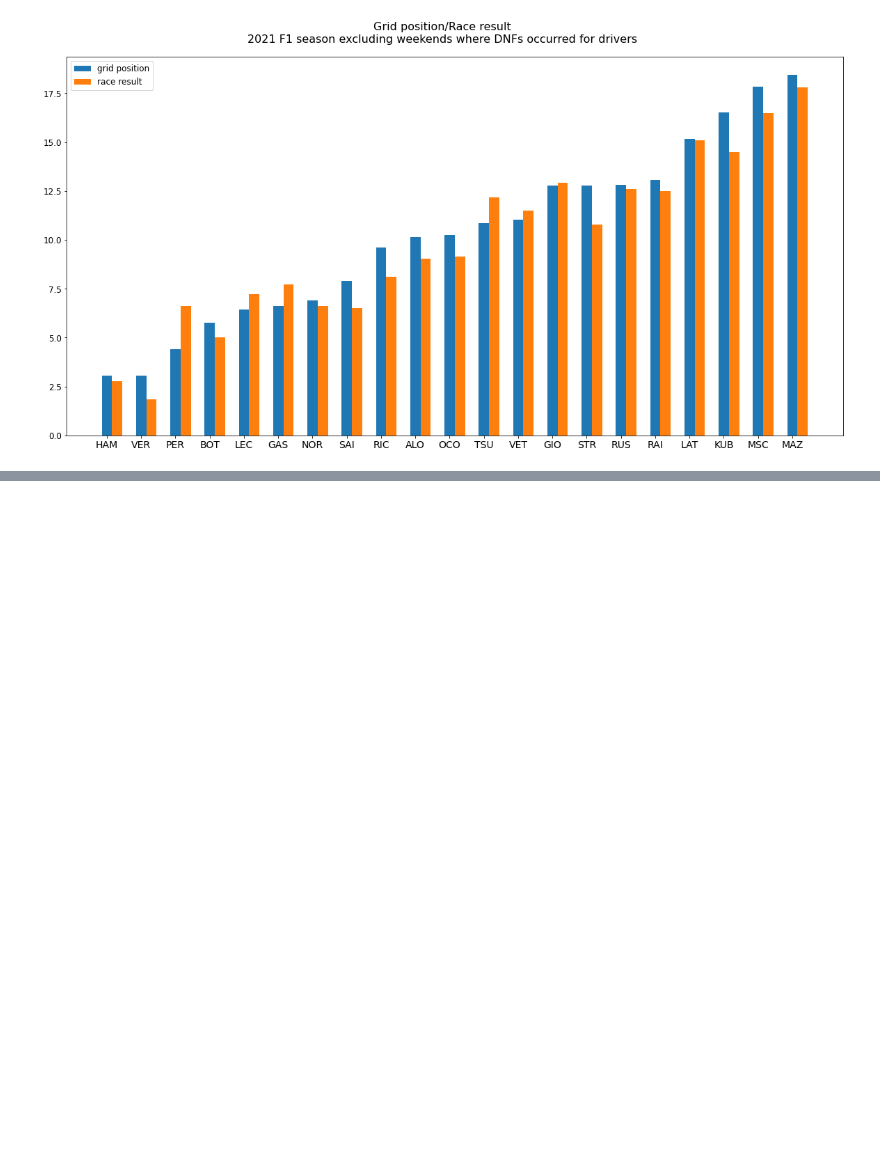
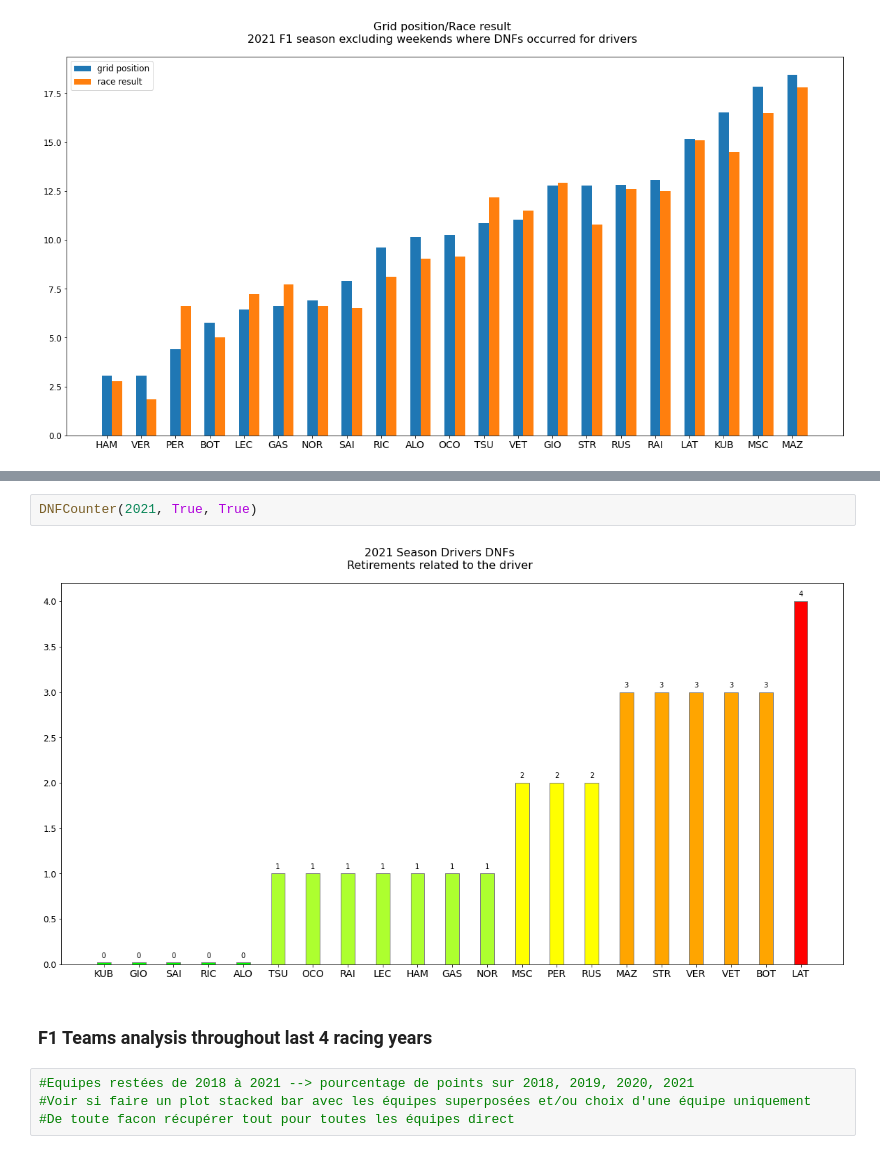
Before and after one commit to benptr/F1_ML_Prediction, a Jupyter notebook: ProjetF1_notebook/Visual analysis.ipynb, the cells around one changed output, grey strips where cells are left out. Cells and saved outputs as stored; diff of their text form; blank space fills up the shorter version.

```diff
--- a/ProjetF1_notebook/Visual analysis.ipynb
+++ b/ProjetF1_notebook/Visual analysis.ipynb
@@ -446,0 +547,10 @@ QualiRaceRelation(2021, True)
+# %%
+DNFCounter(2021, True, True)
+# %% [output]
+[figure, added]
+# %% [markdown]
+### F1 Teams analysis throughout last 4 racing years
+# %%
+#Equipes restées de 2018 à 2021 --> pourcentage de points sur 2018, 2019, 2020, 2021
+#Voir si faire un plot stacked bar avec les équipes superposées et/ou choix d'une équipe uniquement
+#De toute facon récupérer tout pour toutes les équipes direct
```
Also changed, not shown: parts of 20 cells of this notebook.
